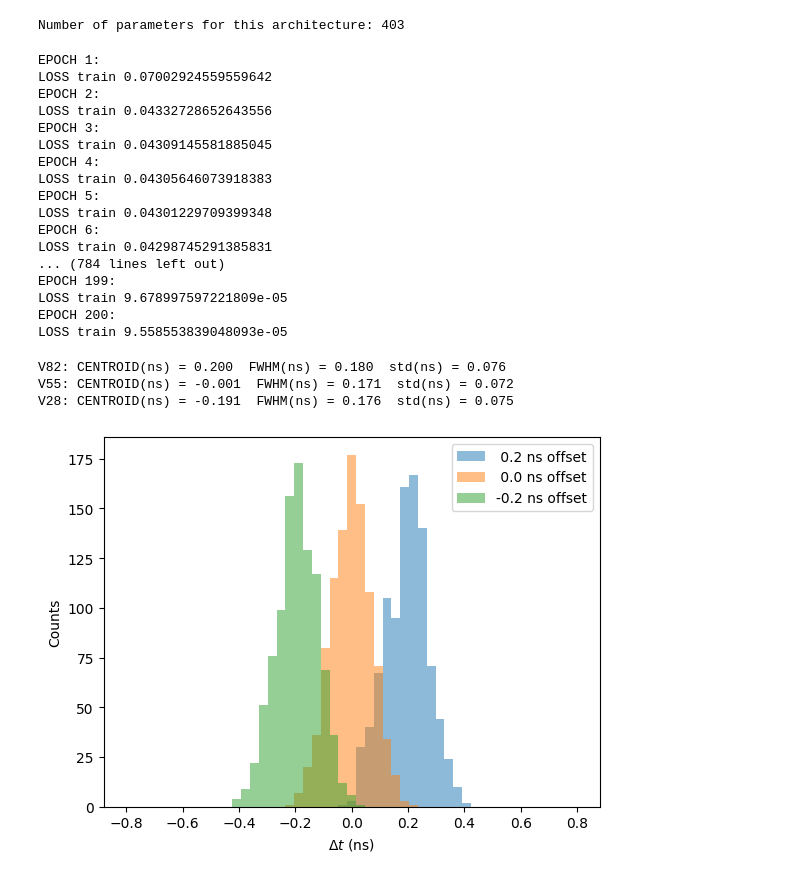
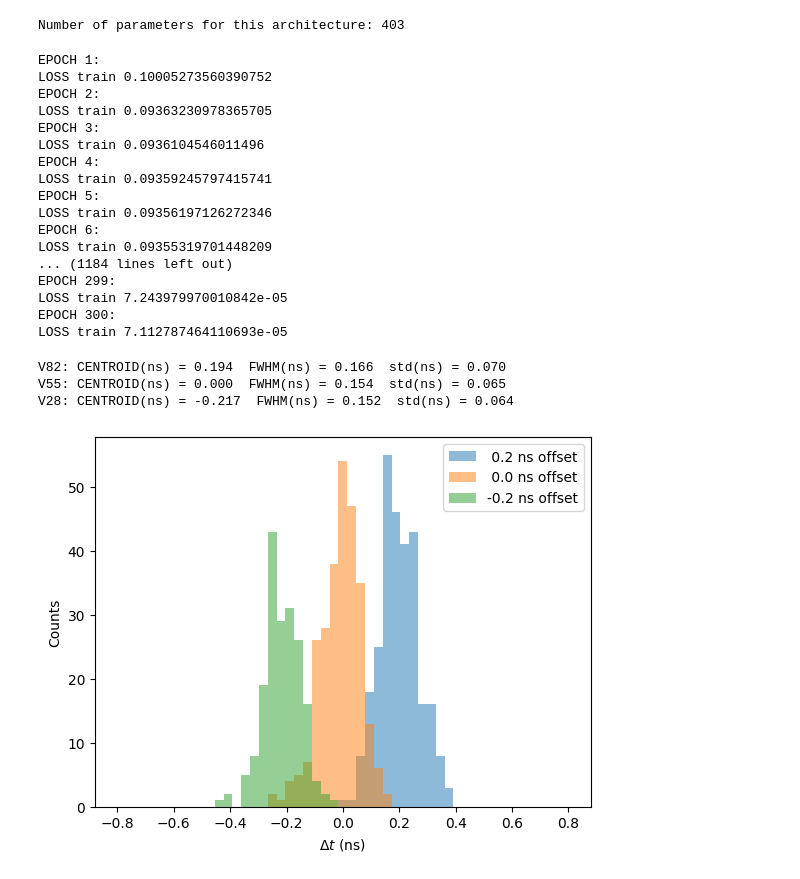
Before and after one commit to wjosefw/Signal-processing-with-Neural-networks, a Jupyter notebook: KAN.ipynb, the cells around one changed output. Saved outputs shown, nothing was run; the diff lists cells and outputs as text; code cells hidden in the pictures.

Commit message:
Mejor resultado con todos los datos de alba
MAE ~ 0.05459
FWHM ~ 157.3 ps
bias ~ 7ps

```diff
--- a/KAN.ipynb
+++ b/KAN.ipynb
@@ -309,25 +304,25 @@ optimizer_dec1 = torch.optim.AdamW(model_dec1.parameters(), lr = 5e-5) #5e-5
 # %%
 # Execute train loop
-loss_dec0, test_dec0 = train_loop_KAN(model_dec0, optimizer_dec0, train_loader_dec0, torch.tensor(MOMENTS_TEST[:,:,0]).float(), EPOCHS = 200, save = False)
-loss_dec1, test_dec1 = train_loop_KAN(model_dec1, optimizer_dec1, train_loader_dec1, torch.tensor(MOMENTS_TEST[:,:,1]).float(), EPOCHS = 200, save = False)
+loss_dec0, test_dec0 = train_loop_KAN(model_dec0, optimizer_dec0, train_loader_dec0, torch.tensor(MOMENTS_TEST[:,:,0]).float(), EPOCHS = 300, save = False)
+loss_dec1, test_dec1 = train_loop_KAN(model_dec1, optimizer_dec1, train_loader_dec1, torch.tensor(MOMENTS_TEST[:,:,1]).float(), EPOCHS = 300, save = False)
 # %% [output]
 EPOCH 1:
-LOSS train 0.07002924559559642
+LOSS train 0.10005273560390752
 EPOCH 2:
-LOSS train 0.04332728652643556
+LOSS train 0.09363230978365705
 EPOCH 3:
-LOSS train 0.04309145581885045
+LOSS train 0.0936104546011496
 EPOCH 4:
-LOSS train 0.04305646073918383
+LOSS train 0.09359245797415741
 EPOCH 5:
-LOSS train 0.04301229709399348
+LOSS train 0.09356197126272346
 EPOCH 6:
-LOSS train 0.04298745291385831
-... (784 lines left out)
-EPOCH 199:
-LOSS train 9.678997597221809e-05
-EPOCH 200:
-LOSS train 9.558553839048093e-05
+LOSS train 0.09355319701448209
+... (1184 lines left out)
+EPOCH 299:
+LOSS train 7.243979970010842e-05
+EPOCH 300:
+LOSS train 7.112787464110693e-05
 # %%
 if ajuste_grueso == 0:
     TOFN = (test_dec0 - new_time_step*delays_test_dec0) - (test_dec1 - new_time_step*delays_test_dec1)
@@ -336,13 +331,13 @@ if ajuste_grueso == 0:
     TOFN_V82 = TOFN[:,V28.shape[0] + V55.shape[0]:] - test_dec1[:,V28.shape[0] + V55.shape[0]:]
 
 if ajuste_grueso == 1:
-    #TOFN_V28 = test_dec0[:,:V28.shape[0]] - test_dec1[:,:V28.shape[0]]
-    #TOFN_V55 = test_dec0[:,V28.shape[0] :V28.shape[0] + V55.shape[0]] - test_dec1[:,V28.shape[0] :V28.shape[0] + V55.shape[0]]
-    #TOFN_V82 = test_dec0[:,V28.shape[0] + V55.shape[0]:] - test_dec1[:,V28.shape[0] + V55.shape[0]:]
+    TOFN_V28 = test_dec0[:,:V28.shape[0]] - test_dec1[:,:V28.shape[0]]
+    TOFN_V55 = test_dec0[:,V28.shape[0] :V28.shape[0] + V55.shape[0]] - test_dec1[:,V28.shape[0] :V28.shape[0] + V55.shape[0]]
+    TOFN_V82 = test_dec0[:,V28.shape[0] + V55.shape[0]:] - test_dec1[:,V28.shape[0] + V55.shape[0]:]
 
-    TOFN_V28 = test_dec0[:,:TEST_00.shape[0]] - test_dec1[:,:TEST_00.shape[0]]
-    TOFN_V55 = test_dec0[:,TEST_00.shape[0] : 2*TEST_00.shape[0]] - test_dec1[:, TEST_00.shape[0] : 2*TEST_00.shape[0]]
-    TOFN_V82 = test_dec0[:,2*TEST_00.shape[0]:] - test_dec1[:,2*TEST_00.shape[0]:]
+    #TOFN_V28 = test_dec0[:,:TEST_00.shape[0]] - test_dec1[:,:TEST_00.shape[0]]
+    #TOFN_V55 = test_dec0[:,TEST_00.shape[0] : 2*TEST_00.shape[0]] - test_dec1[:, TEST_00.shape[0] : 2*TEST_00.shape[0]]
+    #TOFN_V82 = test_dec0[:,2*TEST_00.shape[0]:] - test_dec1[:,2*TEST_00.shape[0]:]
 
 
 # Must turn to float64 in order to calculate std on a specific axis
@@ -356,20 +351,20 @@ centroid_V28, sigmaN_V28 = calculate_gaussian_center_sigma(TOFN_V28, centroid_V5
 centroid_V82, sigmaN_V82 = calculate_gaussian_center_sigma(TOFN_V82, centroid_V55, nbins = nbins)
 
 # Get errors to calculate Epsilon
-mean_error_centroid = (abs(centroid_V28 + 0.2) + abs(centroid_V82 - 0.2)) / 2
-mean_std = mean_std = (sigmaN_V28 + sigmaN_V55 + sigmaN_V82) / 3
-epsilon = (mean_error_centroid**2 + mean_std**2)**(1/2)
-epsilon = np.array(epsilon, dtype = 'float64')
-idx_min_epsilon = np.where(epsilon == np.min(epsilon))[0][0]
-print(idx_min_epsilon, np.min(epsilon))
+error_V28 = abs((TOFN_V28 - centroid_V55[:, np.newaxis] + 0.2))
+error_V55 = abs((TOFN_V55 - centroid_V55[:, np.newaxis]))
+error_V82 = abs((TOFN_V82 - centroid_V55[:, np.newaxis] - 0.2))
+
+Error = np.concatenate((error_V28, error_V55, error_V82), axis = 1)
+MAE = np.mean(Error, axis = 1)
+idx_min_MAE = np.where(MAE == np.min(MAE))[0][0]
+print(idx_min_MAE, np.min(MAE))
 
 
 # PLot
 plt.figure(figsize = (20,5))
 plt.subplot(131)
-plt.plot(np.log10(epsilon), label = 'Epsilon')
-plt.plot(np.log10(mean_std + 1e-3), label = 'Std')
-plt.plot(np.log10(mean_error_centroid), label = 'Bias')
+plt.plot(np.log10(MAE), label = 'MAE')
 plt.title('Results in coincidence')
 plt.xlabel('Epochs')
 plt.ylabel('Log10')
@@ -377,12 +372,12 @@ plt.legend()
 
 plt.subplot(132)
 if ajuste_grueso == 0:
-    plt.hist(test_dec0[idx_min_epsilon , :] - new_time_step*delays_test_dec0, bins = nbins, range = [-1, 3], alpha = 0.5, label = 'Detector 0');
-    plt.hist(test_dec1[idx_min_epsilon , :] - new_time_step*delays_test_dec1, bins = nbins, range = [-1, 3], alpha = 0.5, label = 'Detector 1');
+    plt.hist(test_dec0[idx_min_MAE , :] - new_time_step*delays_test_dec0, bins = nbins, range = [-1, 3], alpha = 0.5, label = 'Detector 0');
+    plt.hist(test_dec1[idx_min_MAE , :] - new_time_step*delays_test_dec1, bins = nbins, range = [-1, 3], alpha = 0.5, label = 'Detector 1');
 
 if ajuste_grueso == 1:
-    plt.hist(test_dec0[idx_min_epsilon , :], bins = nbins, range = [-1, 3], alpha = 0.5, label = 'Detector 0');
-    plt.hist(test_dec1[idx_min_epsilon , :], bins = nbins, range = [-1, 3], alpha = 0.5, label = 'Detector 1');
+    plt.hist(test_dec0[idx_min_MAE , :], bins = nbins, range = [-1, 3], alpha = 0.5, label = 'Detector 0');
+    plt.hist(test_dec1[idx_min_MAE , :], bins = nbins, range = [-1, 3], alpha = 0.5, label = 'Detector 1');
 
 plt.title('Single detector prediction histograms')
 plt.xlabel('time (ns)')
@@ -396,37 +391,38 @@ plt.title('Training loss')
 plt.xlabel('Epochs')
 plt.legend()
 # %%
-epoch = idx_min_epsilon
+epoch = idx_min_MAE
+nims = 54
 #------------------------------------------- Histogram and gaussian fit -----------------------------------------------
 histogN_V82, binsN, patchesN  = plt.hist(TOFN_V82[epoch,:] - centroid_V55[epoch], bins = nbins, range = [-0.8,0.8], alpha = 0.5, label = ' 0.2 ns offset');
 cbinsN = 0.5*(binsN[1:]+binsN[0:-1])
 HN, AN, x0N_V82, sigmaN_V82 = gauss_fit(cbinsN, histogN_V82)
 
 histogN_V55, binsN, patchesN  = plt.hist(TOFN_V55[epoch,:] - centroid_V55[epoch], bins = nbins, range = [-0.8,0.8], alpha = 0.5, label = ' 0.0 ns offset');
 cbinsN = 0.5*(binsN[1:]+binsN[0:-1])
 HN, AN, x0N_V55, sigmaN_V55 = gauss_fit(cbinsN, histogN_V55)
 
 histogN_V28, binsN, patchesN  = plt.hist(TOFN_V28[epoch,:] - centroid_V55[epoch], bins = nbins, range = [-0.8,0.8], alpha = 0.5, label = '-0.2 ns offset');
 cbinsN = 0.5*(binsN[1:]+binsN[0:-1])
 HN, AN, x0N_V28, sigmaN_V28 = gauss_fit(cbinsN, histogN_V28)
 plt.legend()
 plt.xlabel('$\Delta t$ (ns)')
 plt.ylabel('Counts')
 
 FWHMN_V82 = 2.35482 * sigmaN_V82
 FWHMN_V55 = 2.35482 * sigmaN_V55
 FWHMN_V28 = 2.35482 * sigmaN_V28
 
 
 print('')
 print("V82: CENTROID(ns) = %.3f  FWHM(ns) = %.3f  std(ns) = %.3f" % (x0N_V82, FWHMN_V82, sigmaN_V82))
 print("V55: CENTROID(ns) = %.3f  FWHM(ns) = %.3f  std(ns) = %.3f" % (x0N_V55, FWHMN_V55, sigmaN_V55))
 print("V28: CENTROID(ns) = %.3f  FWHM(ns) = %.3f  std(ns) = %.3f" % (x0N_V28, FWHMN_V28, sigmaN_V28))
 # %% [output]
-V82: CENTROID(ns) = 0.200  FWHM(ns) = 0.180  std(ns) = 0.076
-V55: CENTROID(ns) = -0.001  FWHM(ns) = 0.171  std(ns) = 0.072
-V28: CENTROID(ns) = -0.191  FWHM(ns) = 0.176  std(ns) = 0.075
+V82: CENTROID(ns) = 0.194  FWHM(ns) = 0.166  std(ns) = 0.070
+V55: CENTROID(ns) = 0.000  FWHM(ns) = 0.154  std(ns) = 0.065
+V28: CENTROID(ns) = -0.217  FWHM(ns) = 0.152  std(ns) = 0.064
-[figure, old version]
+[figure, new version]
 # %%
 import time
 
```
Also changed, not shown: parts of 12 cells of this notebook.
